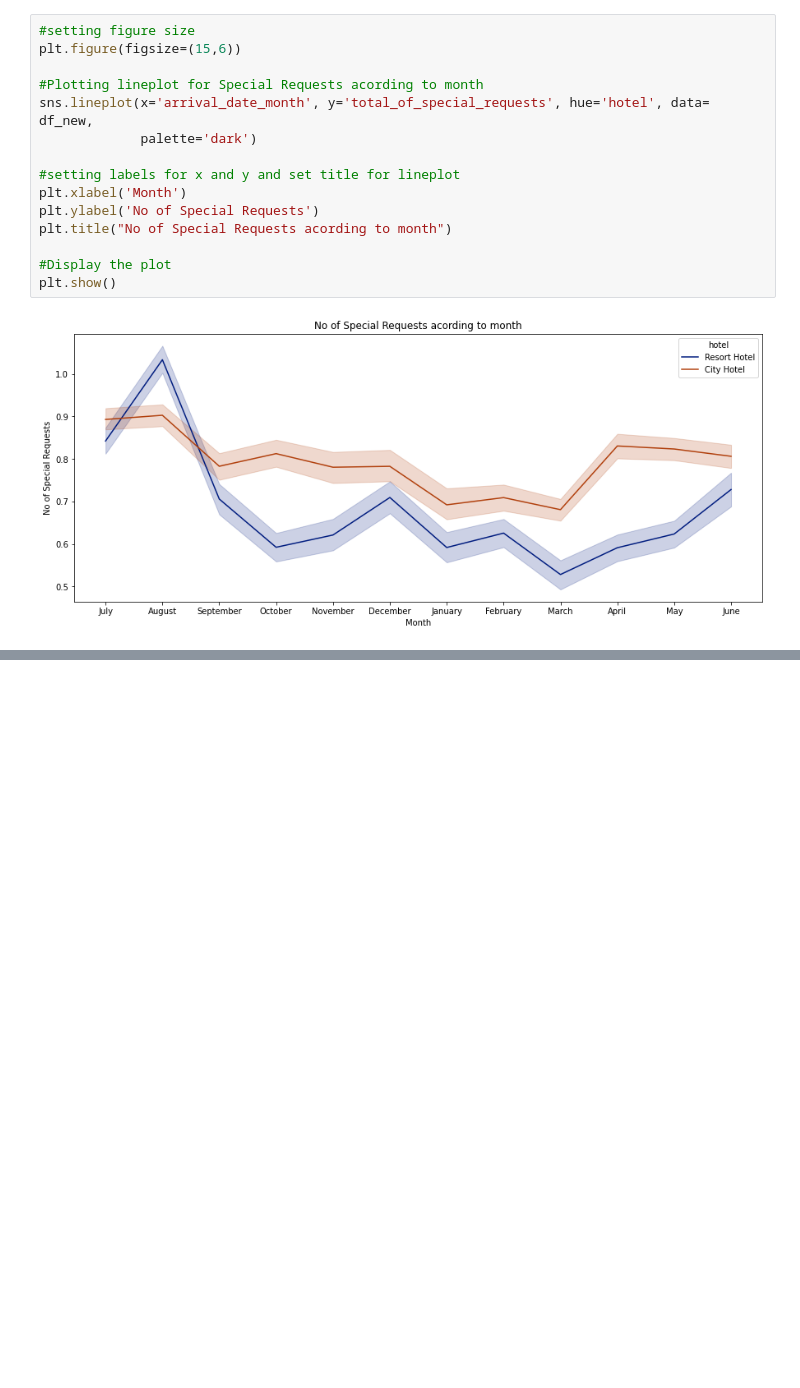
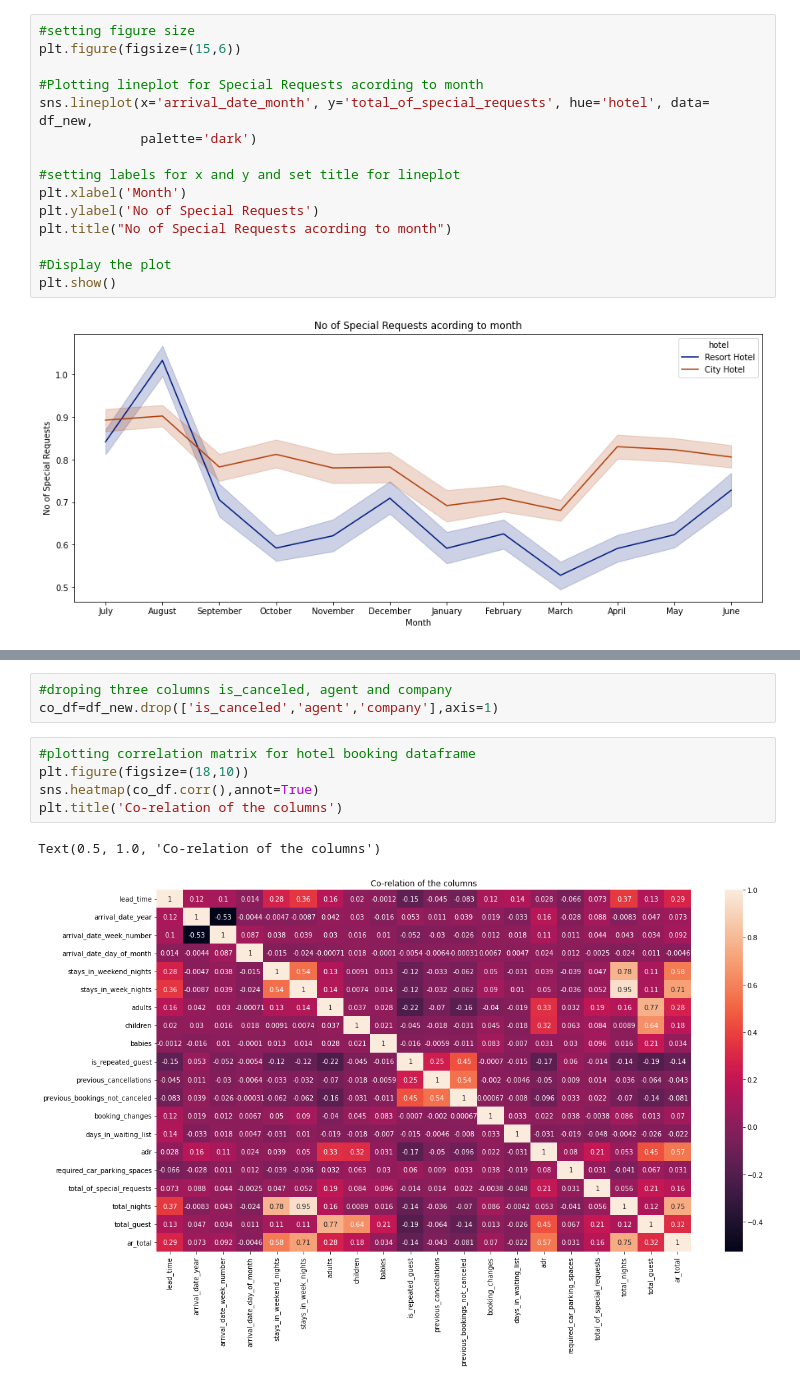
Before and after one commit to rafiddeshmukh/EDA-Hotel_Booking, a Jupyter notebook: Hotel_Booking_Analysis_Capstone_Project.ipynb, the cells around one changed output, grey strips where cells are left out. Saved outputs shown, nothing was run; the diff lists cells and outputs as text; blank space fills up the shorter version.

```diff
--- a/Hotel_Booking_Analysis_Capstone_Project.ipynb
+++ b/Hotel_Booking_Analysis_Capstone_Project.ipynb
@@ -633,0 +658,11 @@ list(df_new.columns)
+# %%
+#droping three columns is_canceled, agent and company
+co_df=df_new.drop(['is_canceled','agent','company'],axis=1)
+# %%
+#plotting correlation matrix for hotel booking dataframe
+plt.figure(figsize=(18,10))
+sns.heatmap(co_df.corr(),annot=True)
+plt.title('Co-relation of the columns')
+# %% [output]
+Text(0.5, 1.0, 'Co-relation of the columns')
+[figure, added]
```
Also changed, not shown: parts of 28 cells of this notebook.
